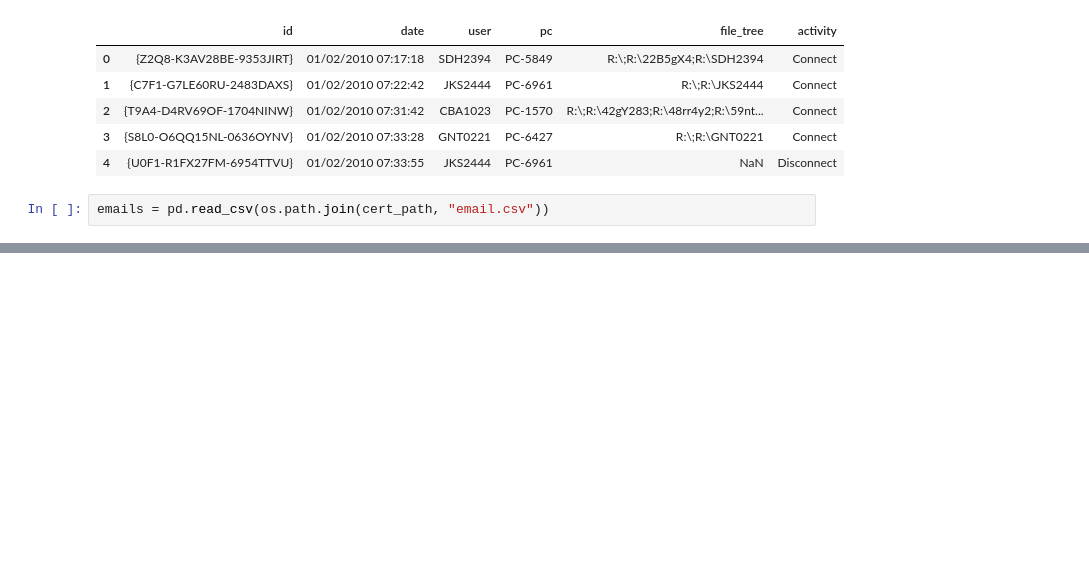
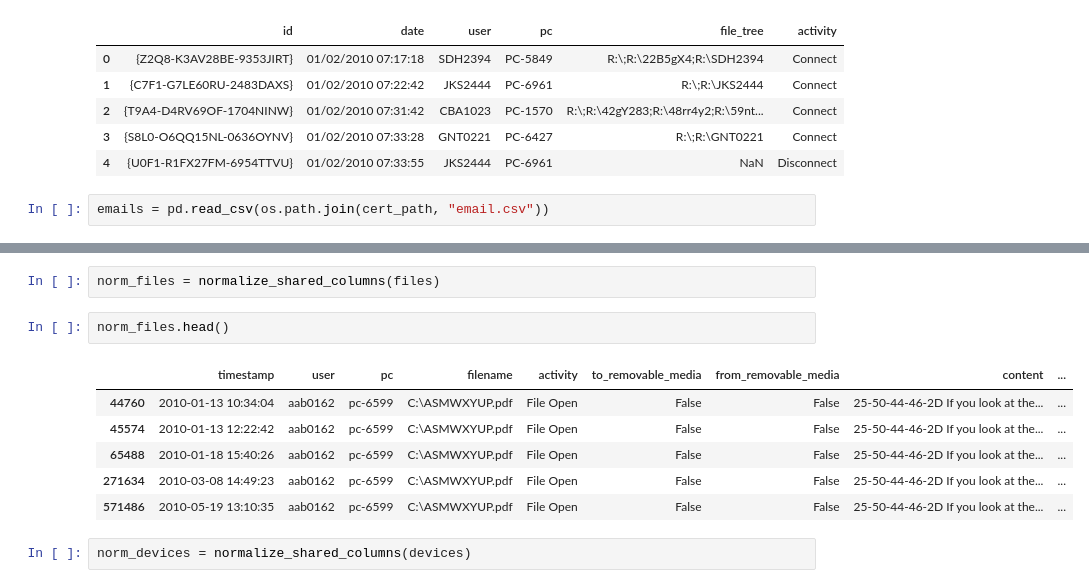
Before and after one commit to Aaron-Loera/Insider-Threat-Detection, a Jupyter notebook: CERT_Preprocessing.ipynb, the cells around one changed output, grey strips where cells are left out. Cells and saved outputs as stored; diff of their text form; blank space fills up the shorter version.

```diff
--- a/CERT_Preprocessing.ipynb
+++ b/CERT_Preprocessing.ipynb
@@ -56,0 +119,13 @@ emails.head()
+# %%
+norm_files = normalize_shared_columns(files)
+# %%
+norm_files.head()
+# %% [output]
+|  | timestamp | user | pc | filename | activity | to_removable_media | from_removable_media | content | ... |
+| 44760 | 2010-01-13 10:34:04 | aab0162 | pc-6599 | C:\ASMWXYUP.pdf | File Open | False | False | 25-50-44-46-2D If you look at the... | ... |
+| 45574 | 2010-01-13 12:22:42 | aab0162 | pc-6599 | C:\ASMWXYUP.pdf | File Open | False | False | 25-50-44-46-2D If you look at the... | ... |
+| 65488 | 2010-01-18 15:40:26 | aab0162 | pc-6599 | C:\ASMWXYUP.pdf | File Open | False | False | 25-50-44-46-2D If you look at the... | ... |
+| 271634 | 2010-03-08 14:49:23 | aab0162 | pc-6599 | C:\ASMWXYUP.pdf | File Open | False | False | 25-50-44-46-2D If you look at the... | ... |
+| 571486 | 2010-05-19 13:10:35 | aab0162 | pc-6599 | C:\ASMWXYUP.pdf | File Open | False | False | 25-50-44-46-2D If you look at the... | ... |
+# %%
+norm_devices = normalize_shared_columns(devices)
```
Also changed, not shown: parts of 8 cells of this notebook.
